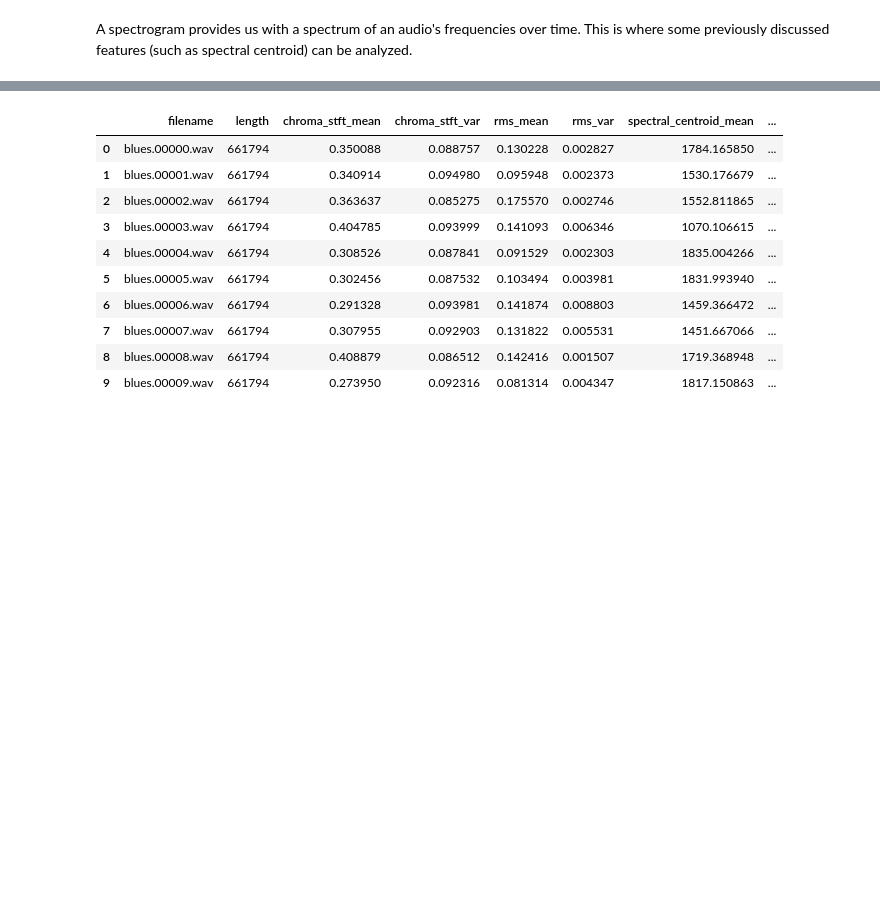
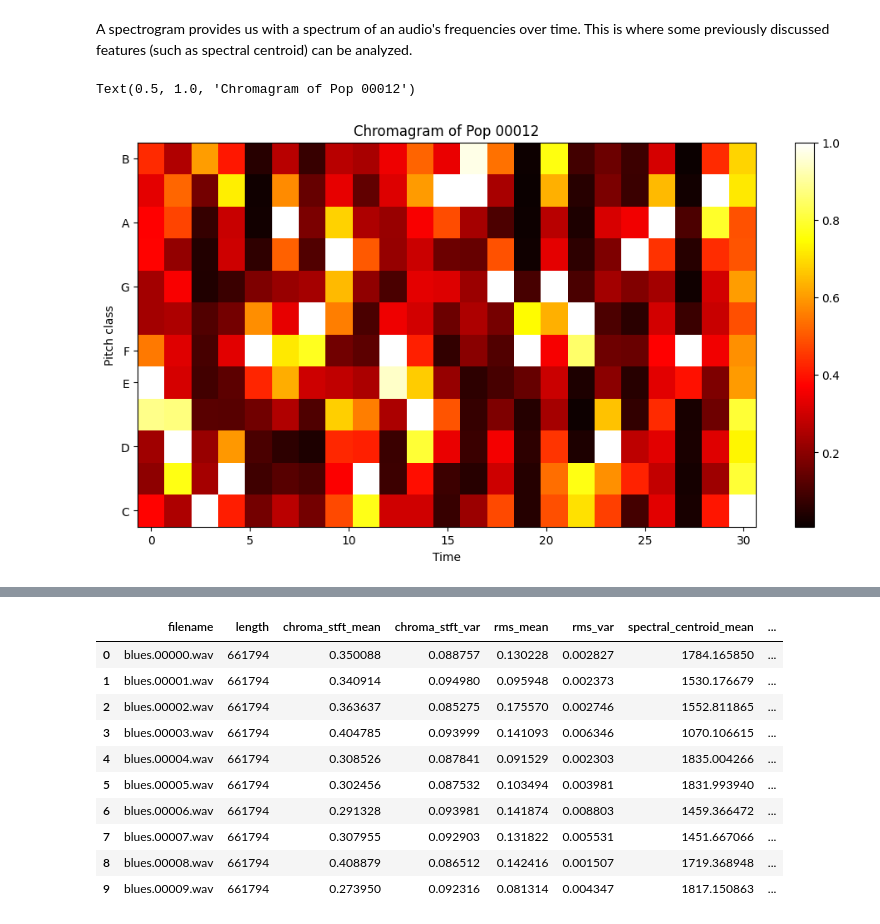
Before and after one commit to malikka-rajshahi/MusicGenreClassifier, a Jupyter notebook: music-genre-classification.ipynb, the cells around one changed output, grey strips where cells are left out. Saved outputs shown, nothing was run; the diff lists cells and outputs as text; code cells hidden in the pictures; blank space fills up the shorter version.

```diff
--- a/music-genre-classification.ipynb
+++ b/music-genre-classification.ipynb
@@ -89,3 +89,14 @@ Text(0.5, 1.0, 'Spectrogram of Pop 00012')
 [figure]
 # %% [markdown]
 A spectrogram provides us with a spectrum of an audio's frequencies over time. This is where some previously discussed features (such as spectral centroid) can be analyzed.
+# %%
+# Chromagram, looking at chroma intensity over time
+chromagram = librosa.feature.chroma_stft(y=data, sr=sample_rate, hop_length=30000)
+
+plt.figure(figsize=(12, 6))
+librosa.display.specshow(chromagram, sr=sample_rate, hop_length=30000, x_axis='time', y_axis='chroma', cmap='hot');
+plt.colorbar();
+plt.title("Chromagram of Pop 00012", fontsize=12)
+# %% [output]
+Text(0.5, 1.0, 'Chromagram of Pop 00012')
+[figure, added]
```
Also changed, not shown: parts of 6 cells of this notebook.
